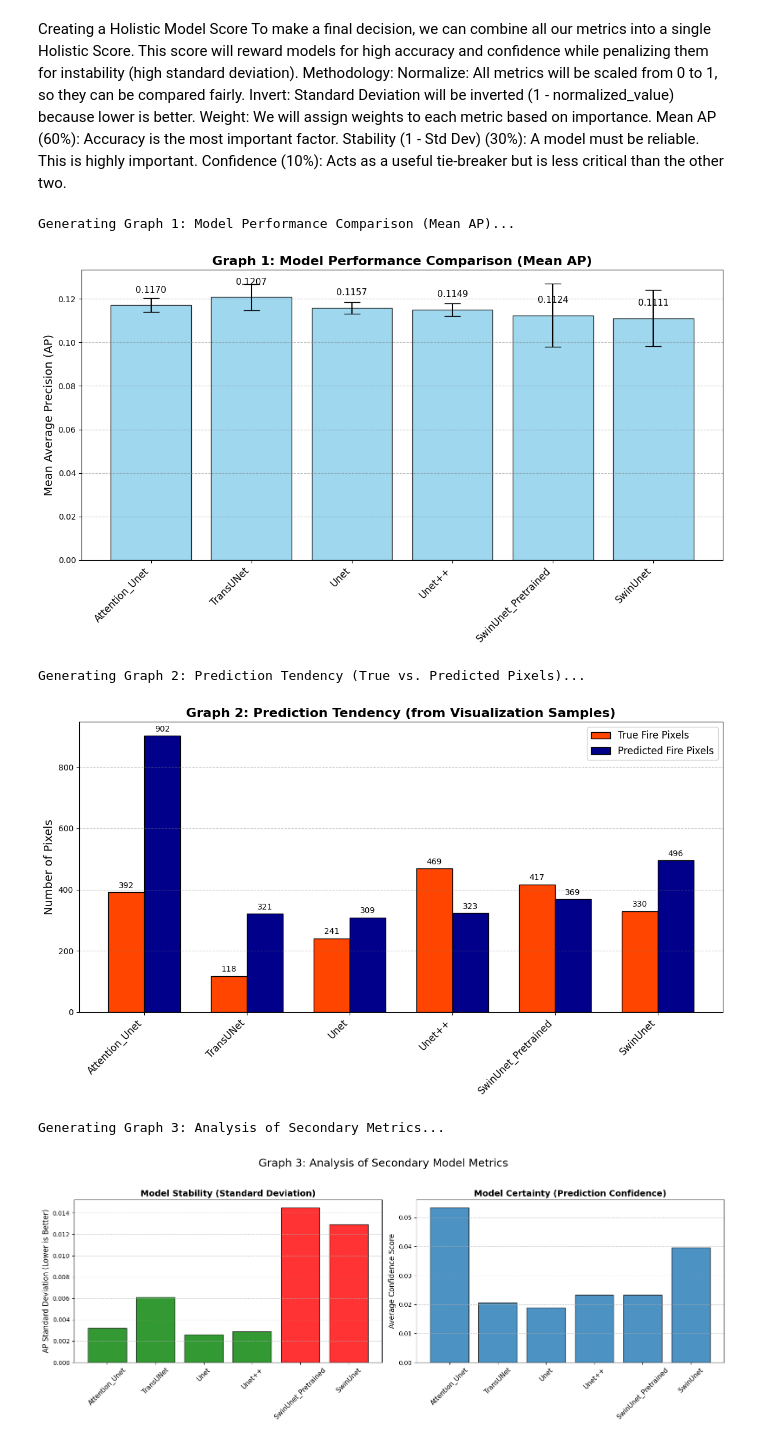
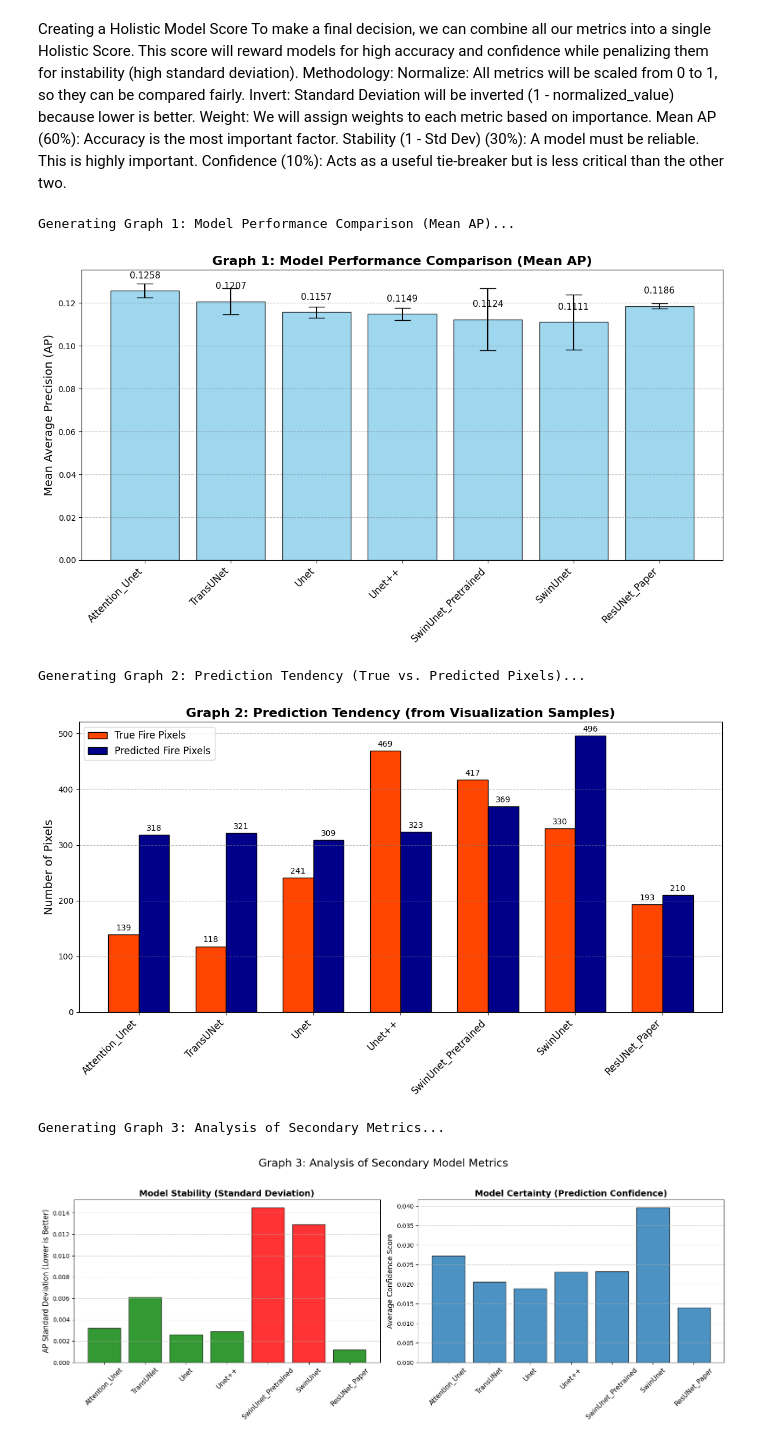
Before and after one commit to HarshavardhanMG/Wildfire_Prediction, a Jupyter notebook: notebooks/05-interpretation.ipynb, the cells around one changed output. Saved outputs shown, nothing was run; the diff lists cells and outputs as text; code cells hidden in the pictures.

```diff
--- a/notebooks/05-interpretation.ipynb
+++ b/notebooks/05-interpretation.ipynb
@@ -23,15 +23,15 @@ import matplotlib.image as mpimg
 
 MODELS = [
     'Attention_Unet', 'TransUNet', 'Unet', 'Unet++',
-    'SwinUnet_Pretrained', 'SwinUnet'
+    'SwinUnet_Pretrained', 'SwinUnet', 'ResUNet_Paper'
 ]
 
 DATA = {
-    'mean_ap': [0.1170, 0.1207, 0.1157, 0.1149, 0.1124, 0.1111],
-    'std_dev': [0.0032, 0.0061, 0.0026, 0.0029, 0.0145, 0.0129],
-    'avg_confidence': [0.0534, 0.0206, 0.0189, 0.0232, 0.0233, 0.0396],
-    'true_pixels': [392, 118, 241, 469, 417, 330],
-    'predicted_pixels': [902, 321, 309, 323, 369, 496]
+    'mean_ap': [0.1258, 0.1207, 0.1157, 0.1149, 0.1124, 0.1111, 0.1186],
+    'std_dev': [0.0032, 0.0061, 0.0026, 0.0029, 0.0145, 0.0129, 0.0012],
+    'avg_confidence': [0.0273, 0.0206, 0.0189, 0.0232, 0.0233, 0.0396, 0.0140],
+    'true_pixels': [139, 118, 241, 469, 417, 330, 193],
+    'predicted_pixels': [318, 321, 309, 323, 369, 496, 210]
 }
 
 
@@ -200,35 +200,35 @@ def plot_holistic_scores(models, data):
 
     plt.ylim(0, 1.0)
     plt.tight_layout()
     plt.show()
 
 
 # =============================================================================
 # --- 3. MAIN EXECUTION BLOCK ---
 # =============================================================================
 if __name__ == "__main__":
 
     # --- Plot quantitative metrics ---
     plot_quantitative_comparison(MODELS, DATA['mean_ap'], DATA['std_dev'])
     plot_pixel_tendency(MODELS, DATA['true_pixels'], DATA['predicted_pixels'])
     plot_secondary_metrics(MODELS, DATA['std_dev'], DATA['avg_confidence'])
 
     # --- Plot qualitative image comparison ---
     # !! IMPORTANT !!
     # This function requires a folder named 'prediction_images' with your
     # named PNG files inside. If the folder/files do not exist, it will show an error.
     # Uncomment the line below when you are ready.
     # display_model_predictions(MODELS, image_folder='prediction_images')
 
     # --- Plot the final weighted score and ranking ---
     plot_holistic_scores(MODELS, DATA)
 
     print("\nAll visualizations have been generated.")
 # %% [output]
 Generating Graph 1: Model Performance Comparison (Mean AP)...
-[figure, old version]
+[figure, new version]
 Generating Graph 2: Prediction Tendency (True vs. Predicted Pixels)...
-[figure, old version]
+[figure, new version]
 Generating Graph 3: Analysis of Secondary Metrics...
-[figure, old version]
+[figure, new version]
 Generating Graph 5: Final Model Ranking (Holistic Score)...
```
Also changed, not shown: parts of 2 cells of this notebook, 5 other files.
